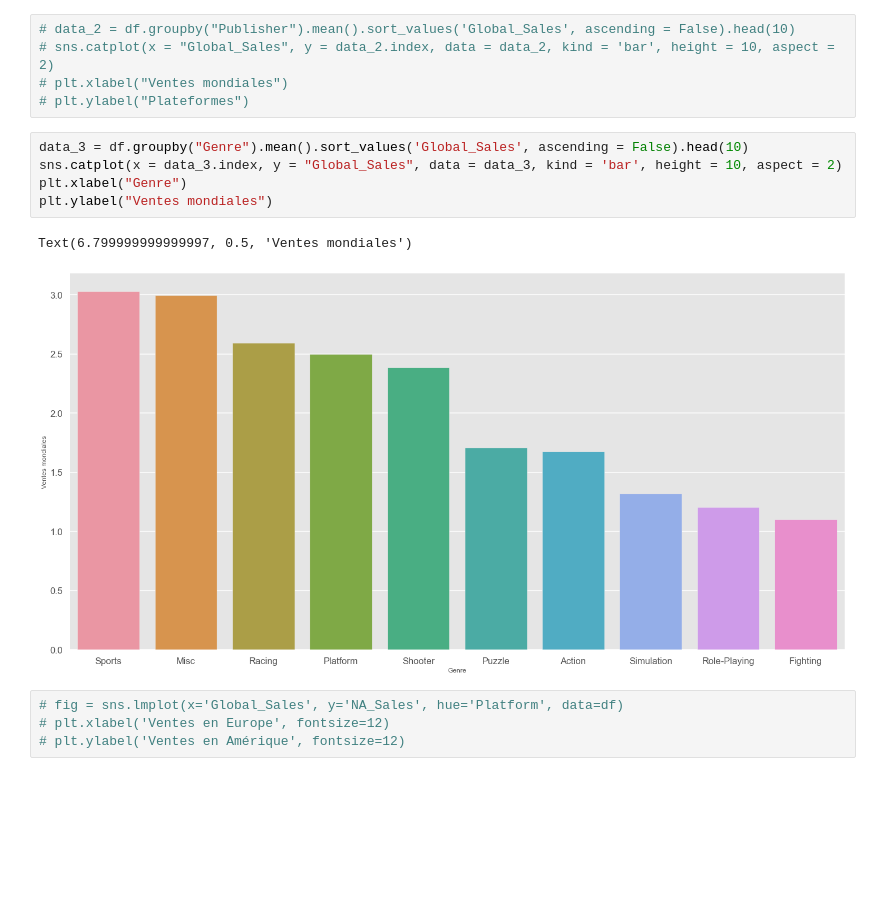
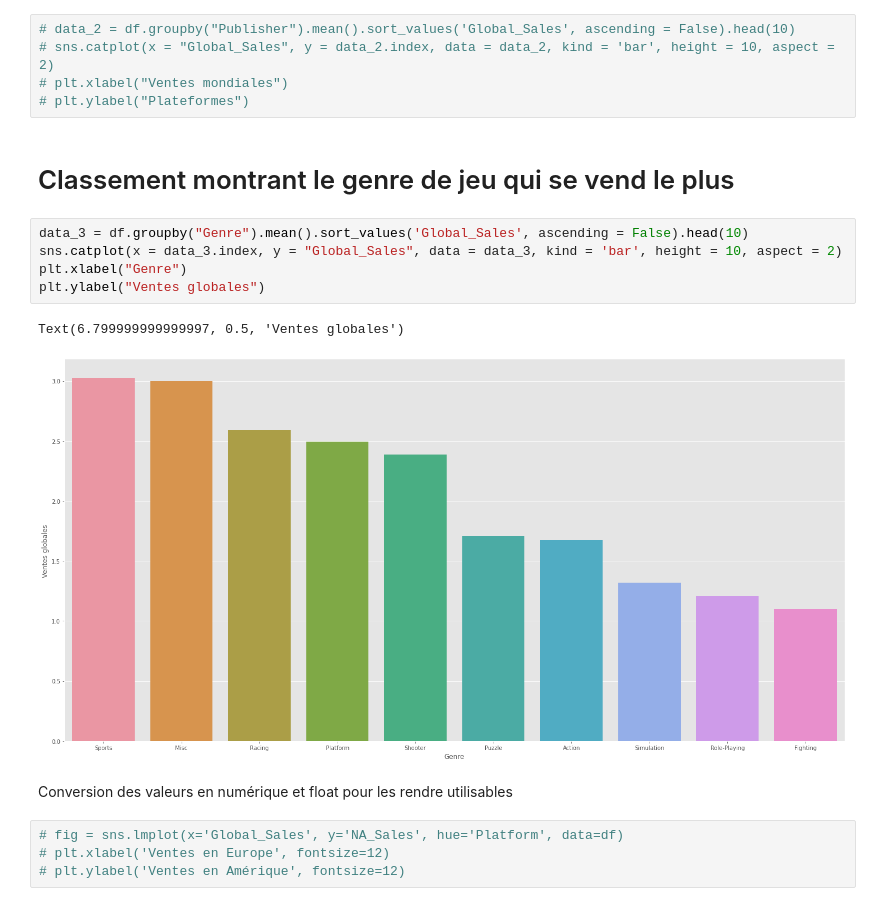
Before and after one commit to Jnamor/video_games, a Jupyter notebook: Data Visualisation.ipynb, the cells around one changed output. Saved outputs shown, nothing was run; the diff lists cells and outputs as text; blank space fills up the shorter version.

```diff
--- a/Data Visualisation.ipynb
+++ b/Data Visualisation.ipynb
@@ -117,14 +122,18 @@ Text(0, 0.5, 'Ventes mondiales')
 # sns.catplot(x = "Global_Sales", y = data_2.index, data = data_2, kind = 'bar', height = 10, aspect = 2)
 # plt.xlabel("Ventes mondiales")
 # plt.ylabel("Plateformes")
+# %% [markdown]
+# Classement montrant le genre de jeu qui se vend le plus
 # %%
 data_3 = df.groupby("Genre").mean().sort_values('Global_Sales', ascending = False).head(10)
 sns.catplot(x = data_3.index, y = "Global_Sales", data = data_3, kind = 'bar', height = 10, aspect = 2)
 plt.xlabel("Genre")
-plt.ylabel("Ventes mondiales")
+plt.ylabel("Ventes globales")
 # %% [output]
-Text(6.799999999999997, 0.5, 'Ventes mondiales')
+Text(6.799999999999997, 0.5, 'Ventes globales')
-[figure, old version]
+[figure, new version]
+# %% [markdown]
+Conversion des valeurs en numérique et float pour les rendre utilisables
 # %%
 # fig = sns.lmplot(x='Global_Sales', y='NA_Sales', hue='Platform', data=df)
 # plt.xlabel('Ventes en Europe', fontsize=12)
```
Also changed, not shown: parts of 17 cells of this notebook.
